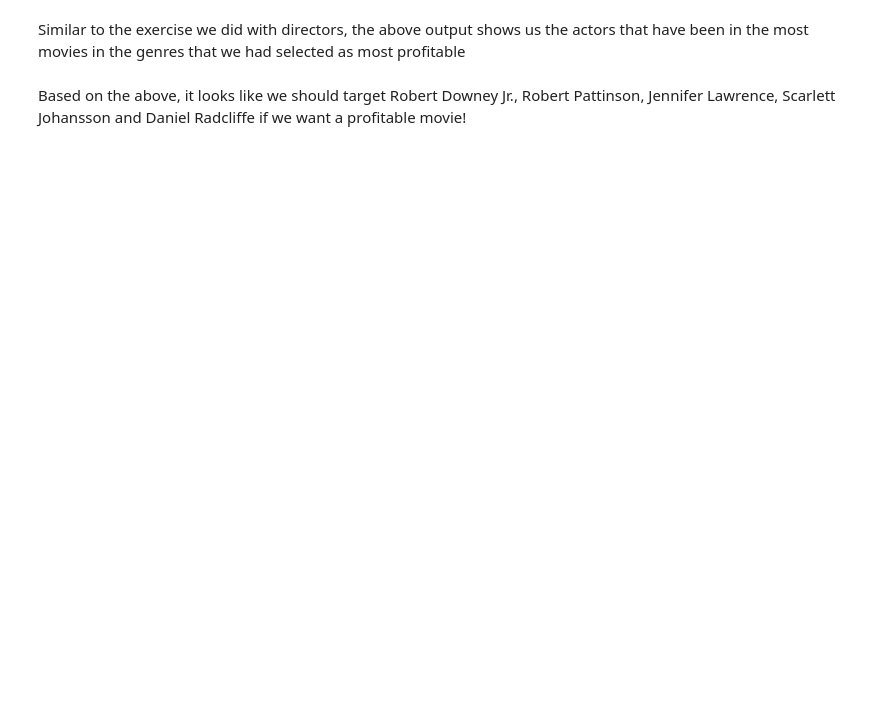
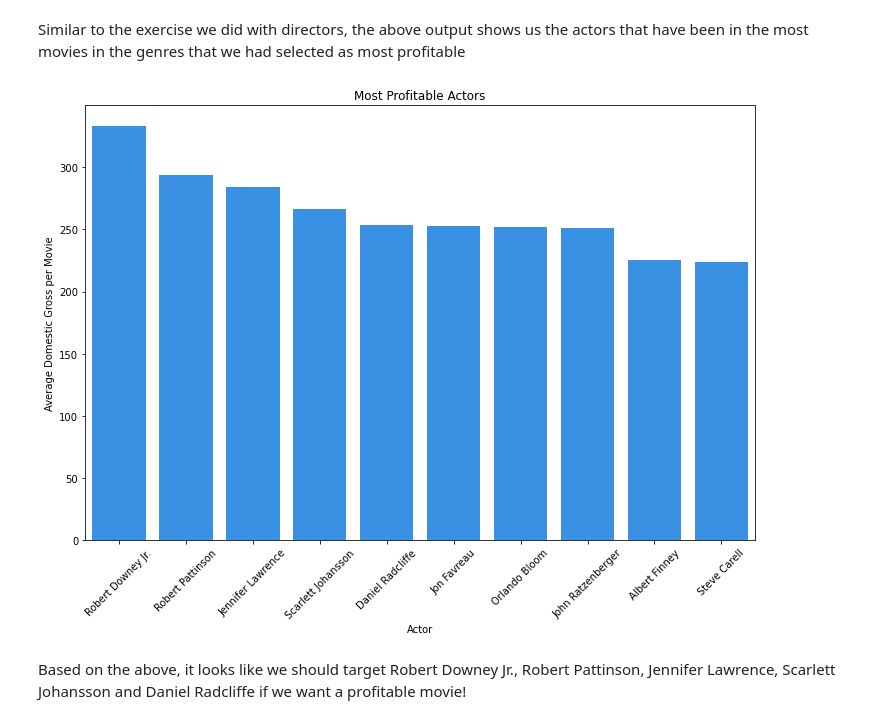
Before and after one commit to KPMcDonough49/dsc-phase-1-project, a Jupyter notebook: Technical Notebook.ipynb, the cells around one changed output. Saved outputs shown, nothing was run; the diff lists cells and outputs as text; code cells hidden in the pictures; blank space fills up the shorter version.

```diff
--- a/Technical Notebook.ipynb
+++ b/Technical Notebook.ipynb
@@ -353,13 +454,13 @@ df.info()
 # %% [markdown]
 Based on the output above, we can see that there are 3 seperate columns for actors
 # %%
-df_2 = df.copy()
-df_3 = df.copy()
+df_2 = df_imdb.copy()
+df_3 = df_imdb.copy()
 
 # Creates two copies of the DF
 # %%
-df.drop(columns=['actor_2_name', 'actor_3_name'], inplace=True)
-df.rename(index=str, columns={"actor_1_name": "actor"}, inplace=True)
+df_imdb.drop(columns=['actor_2_name', 'actor_3_name'], inplace=True)
+df_imdb.rename(index=str, columns={"actor_1_name": "actor"}, inplace=True)
 # Deletes the actor_2 column and actor_3 column from the original DF and renames the actor_1 column
 # %%
 df_2.drop(columns=['actor_1_name', 'actor_3_name'], inplace=True)
@@ -370,6 +471,6 @@ df_3.drop(columns=['actor_1_name', 'actor_2_name'], inplace=True)
 df_3.rename(index=str, columns={"actor_3_name": "actor"}, inplace=True)
 # Deletes the actor_1 column and actor_3 column from the original DF and renames the actor_2 column
 # %%
-actors = pd.concat([df,df_2, df_3])
+actors = pd.concat([df_imdb,df_2, df_3])
 # %%
 actors.info()
@@ -397,16 +531,19 @@ actors_genres_sub = actors_genres_sub[actors_genres_sub['actor'].isin(top_200_ac
 # %%
 actors_genres_sub.groupby('actor').mean()['gross'].sort_values(ascending=False)
 # Sorts actors by the average profitability of the movies that they are in.
 
 x = actors_genres_sub.groupby('actor').mean()['gross'].sort_values(ascending=False).index[0:10]
 y = actors_genres_sub.groupby('actor').mean()['gross'].sort_values(ascending=False).values[0:10]
 
 fig, ax = plt.subplots(figsize=[12,8])
-ax = sns.barplot(x,y)
+ax = sns.barplot(x,y, color='dodgerblue')
 ax.set_xlabel('Actor')
 ax.set_ylabel('Average Domestic Gross per Movie')
 ax.set_title('Most Profitable Actors');
-ax.set_xticklabels(labels=x, rotation=45) ;
+ax.set_xticklabels(labels=x, rotation=45);
+plt.savefig('Visualizations/Actor_profitability.png')
+# %% [output]
+[figure, added]
 # %% [markdown]
 Based on the above, it looks like we should target Robert Downey Jr., Robert Pattinson, Jennifer Lawrence, Scarlett Johansson and Daniel Radcliffe if we want a profitable movie!
 # %%
```
Also changed, not shown: parts of 25 cells of this notebook.
